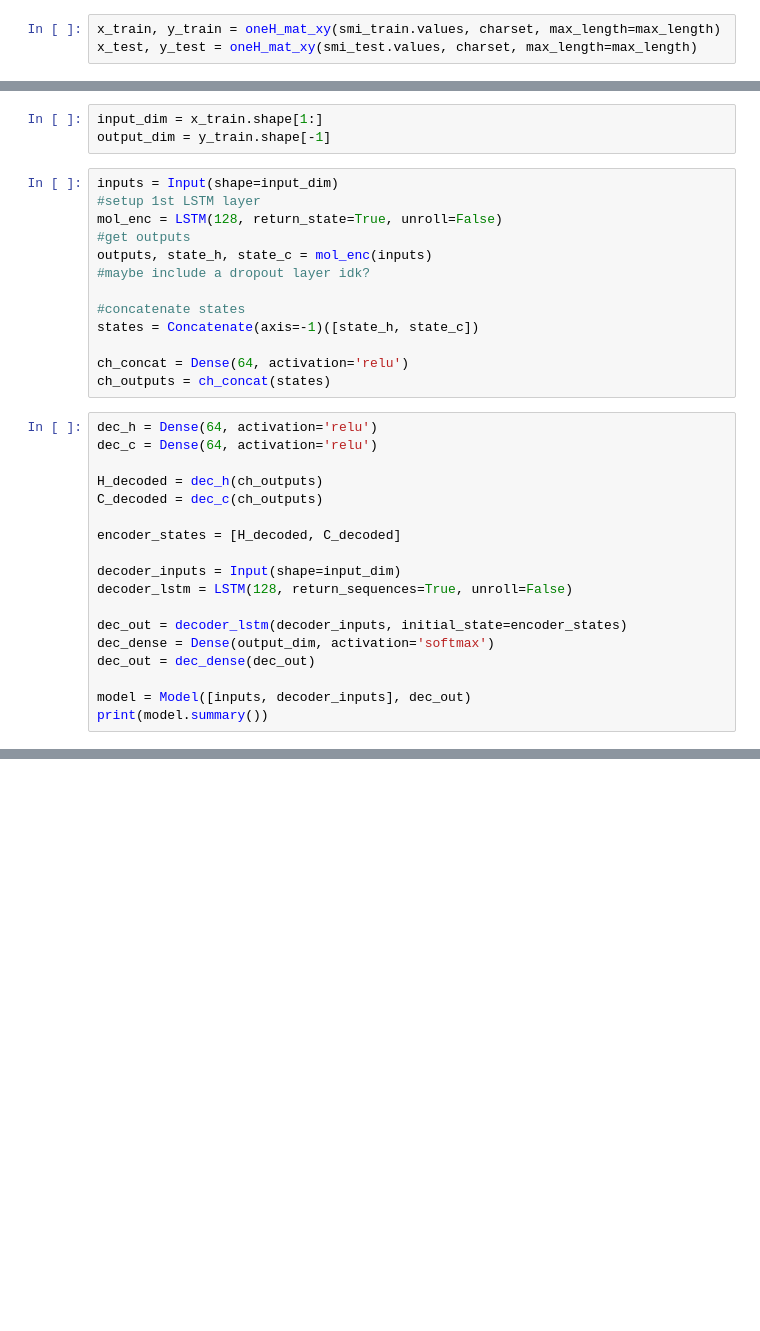
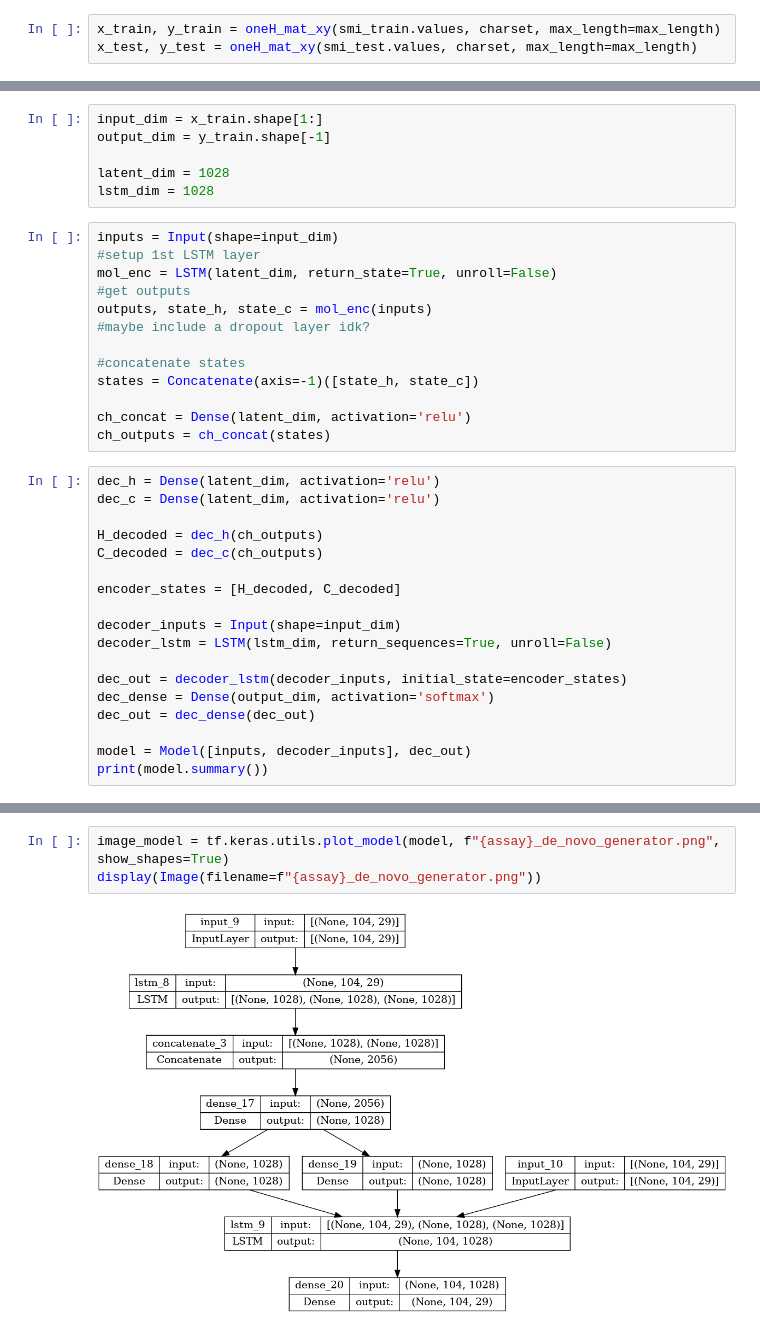
Before and after one commit to gentlelentil/assay_ML, a Jupyter notebook: ML_FP/assay_RNN_denovo.ipynb, the cells around one changed output, grey strips where cells are left out. Saved outputs shown, nothing was run; the diff lists cells and outputs as text; blank space fills up the shorter version.

Commit message:
New RNN de novo required

```diff
--- a/ML_FP/assay_RNN_denovo.ipynb
+++ b/ML_FP/assay_RNN_denovo.ipynb
@@ -182,10 +197,13 @@ plt.matshow(test_vec.T)
 # %%
 input_dim = x_train.shape[1:]
 output_dim = y_train.shape[-1]
+
+latent_dim = 1028
+lstm_dim = 1028
 # %%
 inputs = Input(shape=input_dim)
 #setup 1st LSTM layer
-mol_enc = LSTM(128, return_state=True, unroll=False)
+mol_enc = LSTM(latent_dim, return_state=True, unroll=False)
 #get outputs
 outputs, state_h, state_c = mol_enc(inputs)
 #maybe include a dropout layer idk?
@@ -193,11 +211,11 @@ outputs, state_h, state_c = mol_enc(inputs)
 #concatenate states
 states = Concatenate(axis=-1)([state_h, state_c])
 
-ch_concat = Dense(64, activation='relu')
+ch_concat = Dense(latent_dim, activation='relu')
 ch_outputs = ch_concat(states)
 # %%
-dec_h = Dense(64, activation='relu')
-dec_c = Dense(64, activation='relu')
+dec_h = Dense(latent_dim, activation='relu')
+dec_c = Dense(latent_dim, activation='relu')
 
 H_decoded = dec_h(ch_outputs)
 C_decoded = dec_c(ch_outputs)
@@ -205,7 +223,7 @@ C_decoded = dec_c(ch_outputs)
 encoder_states = [H_decoded, C_decoded]
 
 decoder_inputs = Input(shape=input_dim)
-decoder_lstm = LSTM(128, return_sequences=True, unroll=False)
+decoder_lstm = LSTM(lstm_dim, return_sequences=True, unroll=False)
 
 dec_out = decoder_lstm(decoder_inputs, initial_state=encoder_states)
 dec_dense = Dense(output_dim, activation='softmax')
@@ -215,0 +252,5 @@ print(model.summary())
+# %%
+image_model = tf.keras.utils.plot_model(model, f"{assay}_de_novo_generator.png", show_shapes=True)
+display(Image(filename=f"{assay}_de_novo_generator.png"))
+# %% [output]
+[figure, added]
```
Also changed, not shown: parts of 28 cells of this notebook, 7 other files.
